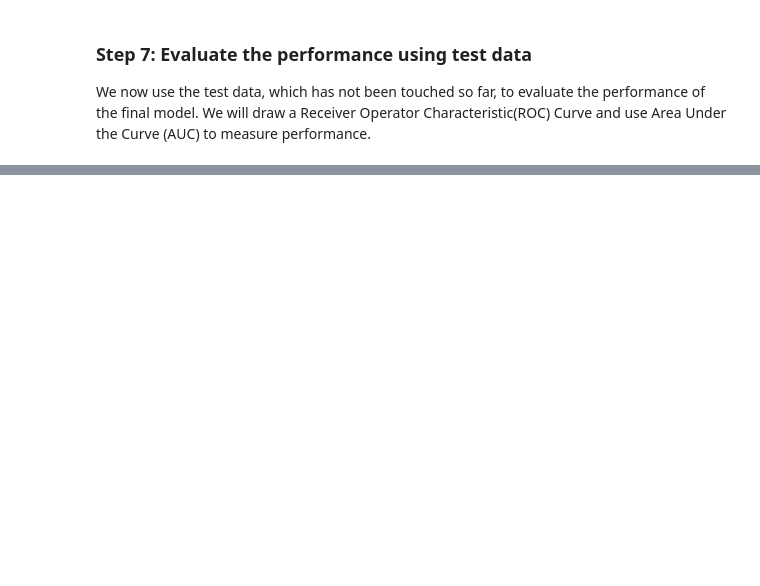
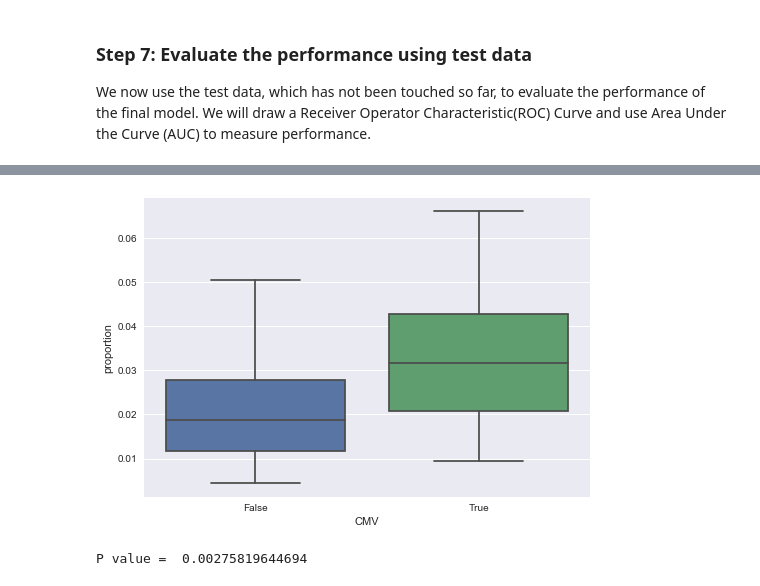
Before and after one commit to hzc363/DeepLearningCyTOF, a Jupyter notebook: DeepLearning_CyTOF.ipynb, the cells around one changed output, grey strips where cells are left out. Saved outputs shown, nothing was run; the diff lists cells and outputs as text; code cells hidden in the pictures; blank space fills up the shorter version.

```diff
--- a/DeepLearning_CyTOF.ipynb
+++ b/DeepLearning_CyTOF.ipynb
@@ -207,0 +276,26 @@ sns.boxplot(y = "Probability", x = "CMV",data=pred);
+# %%
+##### plot association between CMV and CD8+ CD94+ CD3+ cell and CMV infection #####
+
+# Identify the leaf that have the highest activation value
+pred = regr_1.predict(X=x_test2)
+leaf = regr_1.apply(x_test2)
+max_leaf = [leaf[np.argmax(pred)]]
+
+# quantify the proportion of CD8+ CD94+ CD3+ population
+leaf = np.isin(leaf,max_leaf)
+leaf = leaf.reshape(x_test.shape[0],x_test.shape[1])
+leaf = np.mean(leaf, 1)
+proportion_CMV = pd.DataFrame({"proportion":leaf,"CMV":y_test})
+
+# plot the proportion of CD8+ CD94+ CD3+ cells
+sns.boxplot(x="CMV", y="proportion", data=leaf_CMV)
+plt.show()
+
+# test the difference between CMV+ and CMV- population
+test1 = ttest_ind(proportion_CMV.proportion[leaf_CMV.CMV==1],
+          proportion_CMV.proportion[leaf_CMV.CMV==0],
+          equal_var = False)
+print("P value = ", test1[1])
+# %% [output]
+[figure, added]
+P value =  0.00275819644694
```
Also changed, not shown: parts of 17 cells of this notebook, 1 other file.
